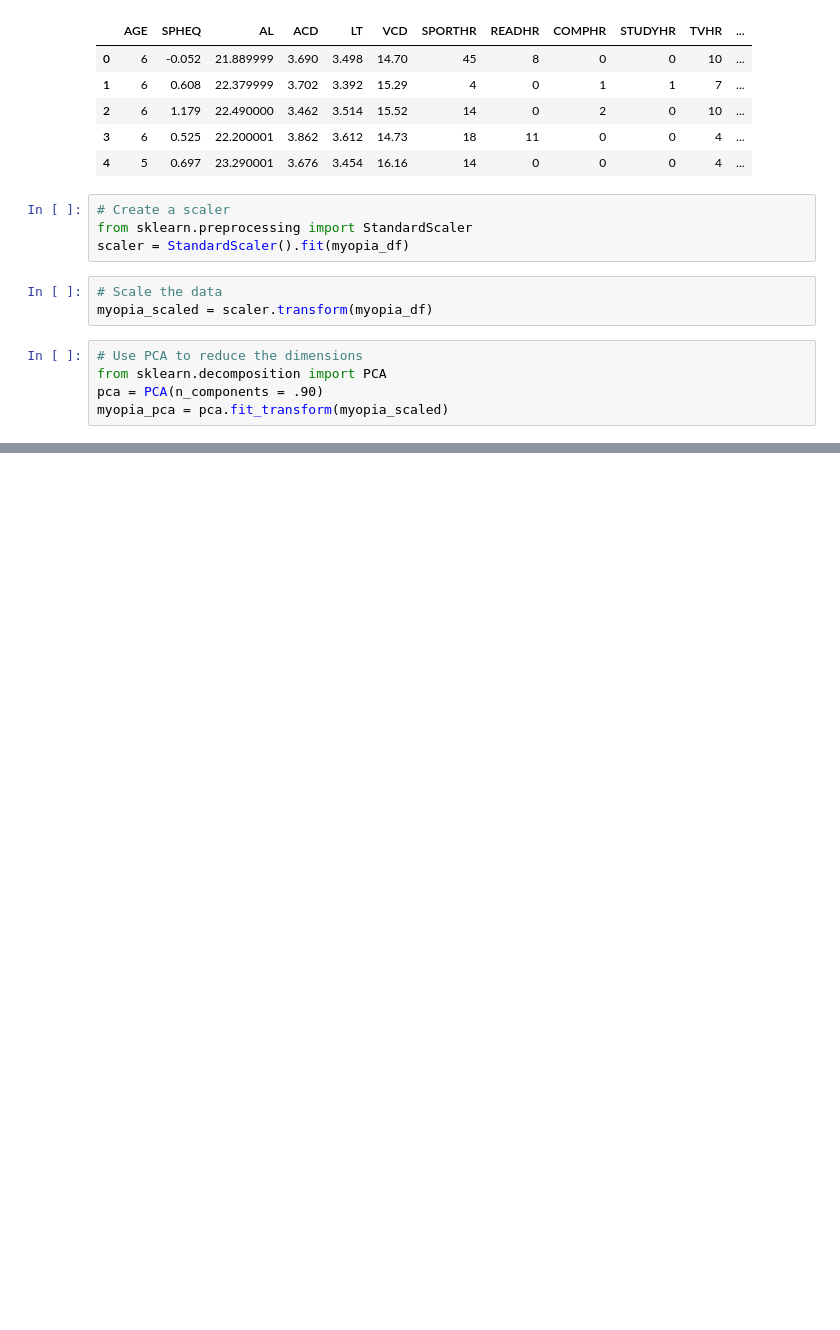
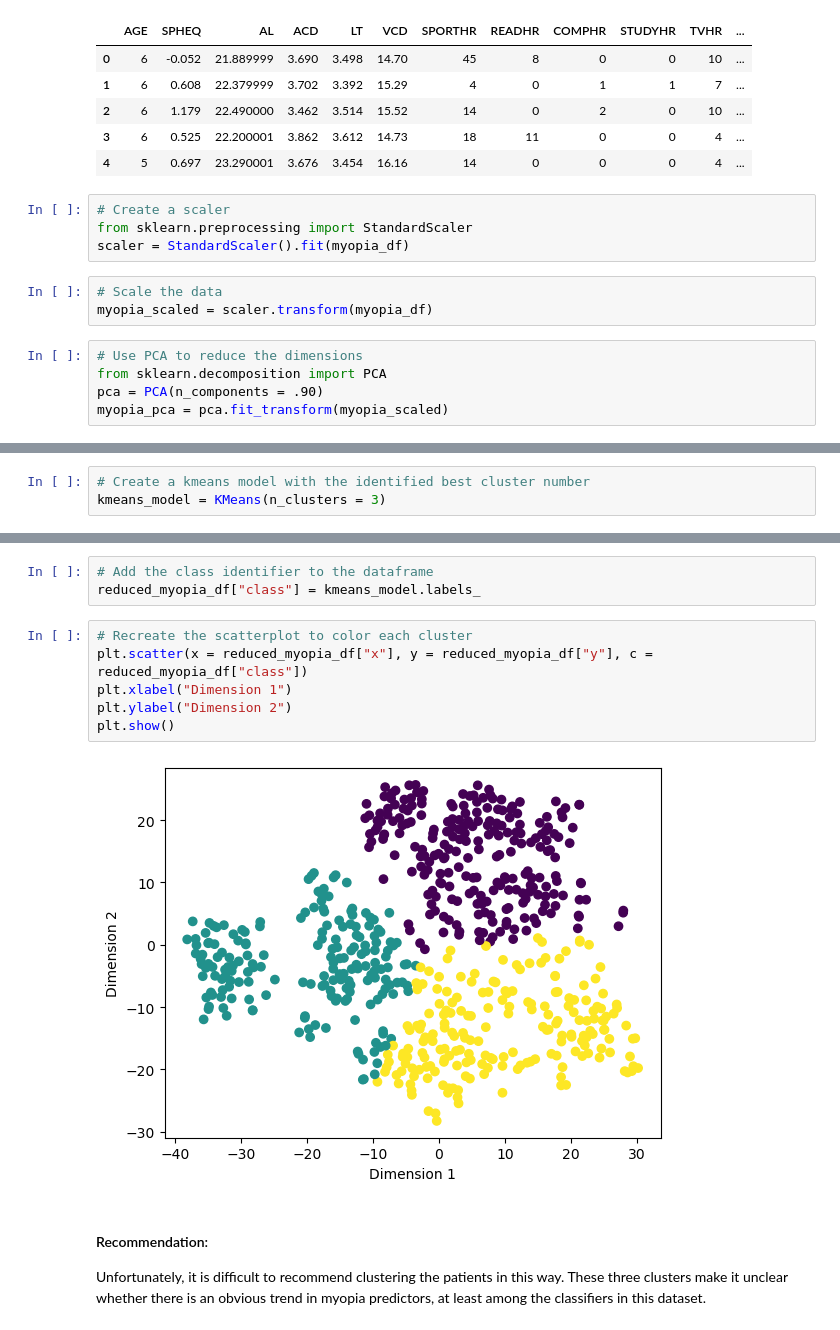
Before and after one commit to zrwood28/myopia-clusters, a Jupyter notebook: myopia.ipynb, the cells around one changed output, grey strips where cells are left out. Saved outputs shown, nothing was run; the diff lists cells and outputs as text; blank space fills up the shorter version.

```diff
--- a/myopia.ipynb
+++ b/myopia.ipynb
@@ -54,0 +82,3 @@ plt.show()
+# %%
+# Create a kmeans model with the identified best cluster number
+kmeans_model = KMeans(n_clusters = 3)
@@ -54,0 +90,14 @@ plt.show()
+# %%
+# Add the class identifier to the dataframe
+reduced_myopia_df["class"] = kmeans_model.labels_
+# %%
+# Recreate the scatterplot to color each cluster
+plt.scatter(x = reduced_myopia_df["x"], y = reduced_myopia_df["y"], c = reduced_myopia_df["class"])
+plt.xlabel("Dimension 1")
+plt.ylabel("Dimension 2")
+plt.show()
+# %% [output]
+[figure, added]
+# %% [markdown]
+#### Recommendation:
+Unfortunately, it is difficult to recommend clustering the patients in this way. These three clusters make it unclear whether there is an obvious trend in myopia predictors, at least among the classifiers in this dataset.
```
Also changed, not shown: parts of 7 cells of this notebook.
